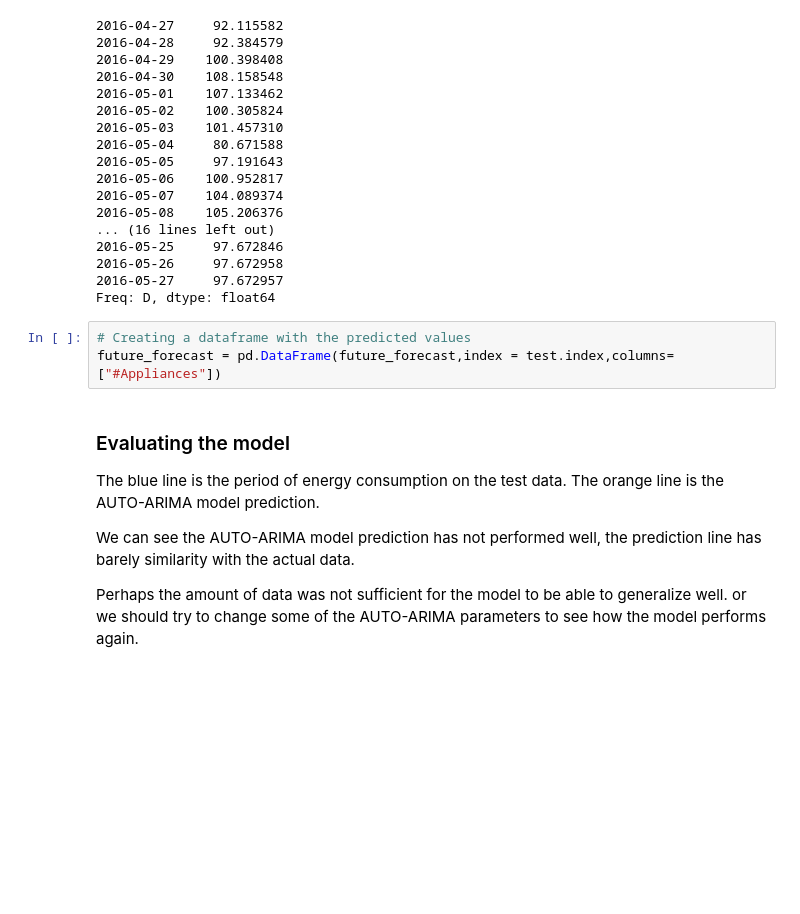
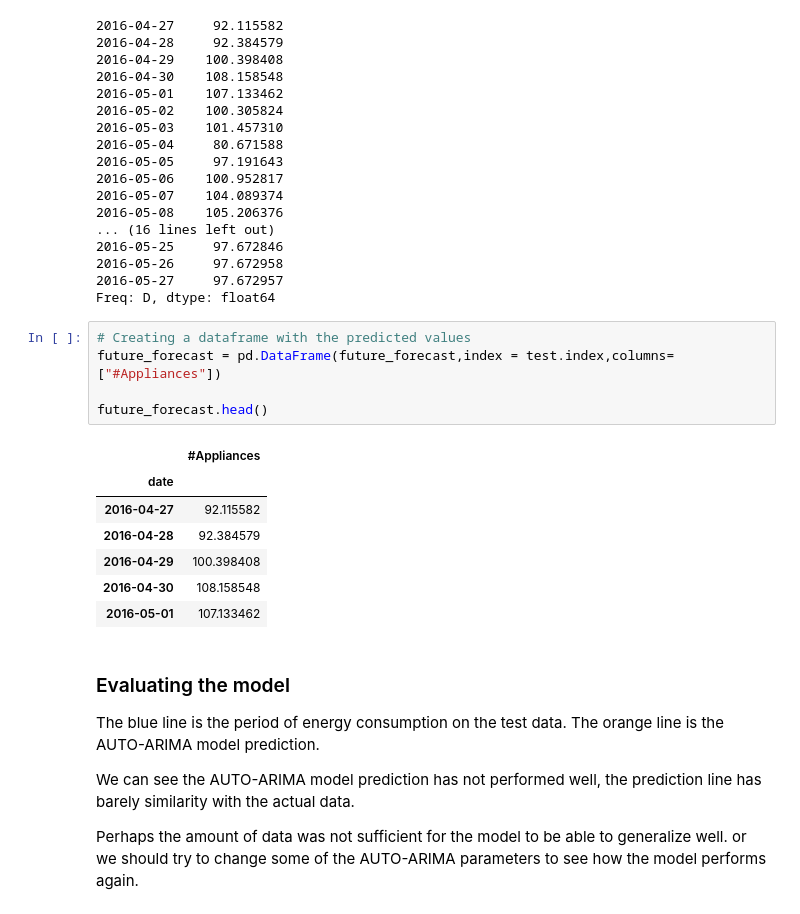
Before and after one commit to Tatiane-Helena/ML_Timeseries_MBA, a Jupyter notebook: MLB_Timeseries_TatianeHAlves_2023273.ipynb, the cells around one changed output. Drawn from its saved outputs; the diff is of its cells as text; blank space fills up the shorter version.

```diff
--- a/MLB_Timeseries_TatianeHAlves_2023273.ipynb
+++ b/MLB_Timeseries_TatianeHAlves_2023273.ipynb
@@ -658,6 +690,16 @@ Freq: D, dtype: float64
 # %%
 # Creating a dataframe with the predicted values
 future_forecast = pd.DataFrame(future_forecast,index = test.index,columns=["#Appliances"])
+
+future_forecast.head()
+# %% [output]
+|  | #Appliances |
+| date |  |
+| 2016-04-27 | 92.115582 |
+| 2016-04-28 | 92.384579 |
+| 2016-04-29 | 100.398408 |
+| 2016-04-30 | 108.158548 |
+| 2016-05-01 | 107.133462 |
 # %% [markdown]
 ### Evaluating the model
 
```
Also changed, not shown: parts of 79 cells of this notebook.
